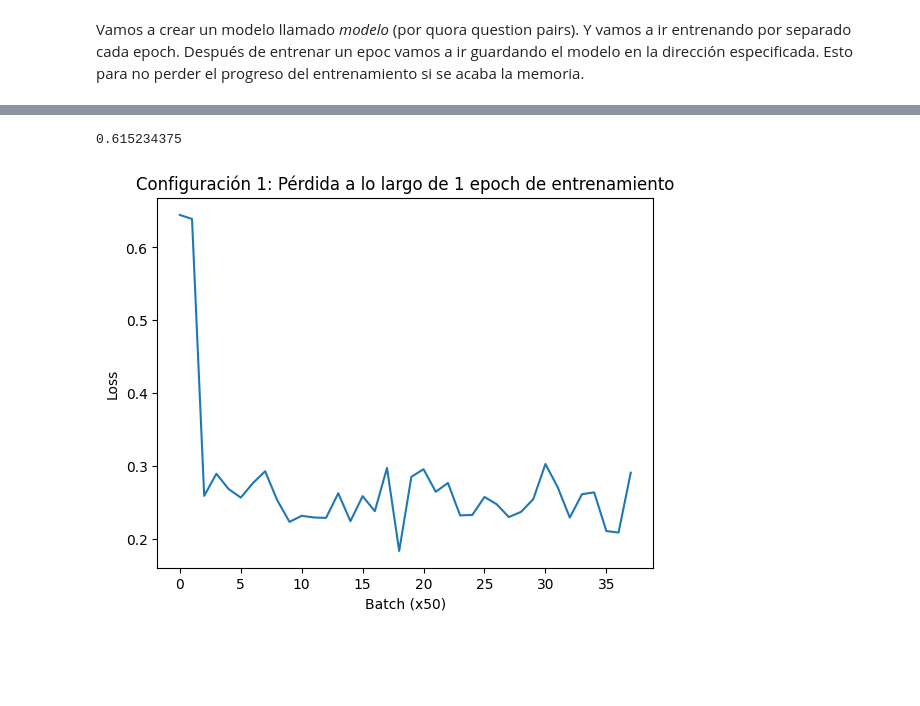
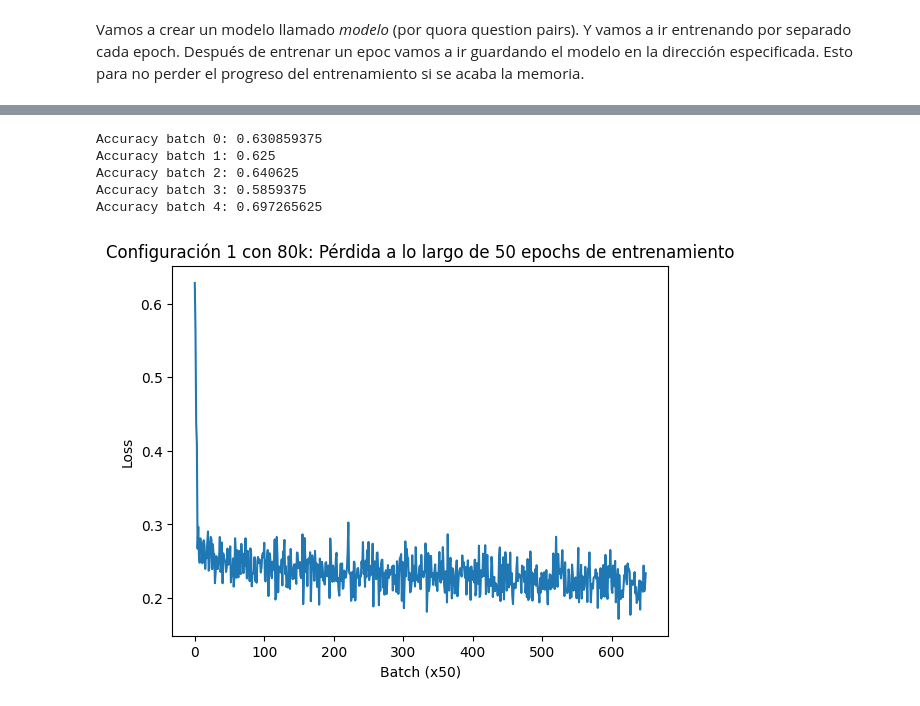
Before and after one commit to stardust229/Proyecto-RN, a Jupyter notebook: ProyectoSTS - few samples.ipynb, the cells around one changed output, grey strips where cells are left out. Saved outputs shown, nothing was run; the diff lists cells and outputs as text; code cells hidden in the pictures; blank space fills up the shorter version.

Commit message:
prueba config 1 con 80k samples y 50 epochs

```diff
--- a/ProyectoSTS - few samples.ipynb
+++ b/ProyectoSTS - few samples.ipynb
@@ -391,10 +389,11 @@ torch.Size([64, 15, 300])
 # %% [markdown]
 ### El encoder del transformador
 # %%
+# Probamos para ver la forma del tensor que regresa
 EMBEDDING_DIM = word_vectors_length
-HIDDEN_SIZE = 16
+HIDDEN_SIZE = 32
 NUM_HEADS = 5
-DROPOUT = .3
+DROPOUT = .1
 
 enc_layer = nn.TransformerEncoderLayer(EMBEDDING_DIM, NUM_HEADS, HIDDEN_SIZE, DROPOUT, batch_first=True)
 encoder_result = enc_layer(question1_batch)
@@ -485,8 +532,8 @@ def get_accuracy_one_batch(dataloader):
     return accuracy_score(isDuplicate_batch, predicted_similarity)
 # %%
 # Para ir mostrando la accuracy en el conjunto de prueba
-X, targets = prepare_sample_df_for_dataloader(X_test.question1_vectors, X_test.question2_vectors, Y_test)
-dataset_test = QuestionsDataset(X['question1'], X['question2'], targets)
+ids, X, targets = prepare_sample_df_for_dataloader(X_test.id, X_test.question1_vectors, X_test.question2_vectors, Y_test)
+dataset_test = QuestionsDataset(ids, X['question1'], X['question2'], targets)
 dataloader_test = DataLoader(dataset_test, batch_size=512, shuffle=True)
 # %% [output]
 batch:  0
@@ -527,10 +570,10 @@ def train(dataloader, model, epochs, dataloader_test):
             loss.backward()
             optimizer.step()
 
-            if batch_num % 100 == 0:
+            if batch_num % 50 == 0:
                 all_losses.append(loss.item())
 
-            if batch_num % 300 == 0:
+            if batch_num % 100 == 0:
                 print(f"Epoch: {epoch},  Batch number: {batch_num},  Loss: {loss.item()}")
             batch_num = batch_num + 1
 
@@ -548,7 +597,7 @@ Vamos a crear un modelo llamado *modelo* (por quora question pairs). Y vamos a i
 modelo = SiameseNetwork()
 # %%
 # Entrenamos 20 epochs
-losses, accuracies = train(dataloader_train, modelo, 20, dataloader_test)
+losses, accuracies = train(dataloader_train, modelo, 50, dataloader_test)
 # %% [output]
 ::: Iniciando entrenamiento... :::
 -------------------------------------------------------------------------------------
@@ -578,6 +622,14 @@ torch.save(modelo.state_dict(), "modelo_final.pt")
 # %%
-#predicted_similarity = predicted_similarity.detach()
-#predicted_similarity2 = torch.where(predicted_similarity > 0.65, 1, 0)
-#accuracy_score(isDuplicate_batch, predicted_similarity2)
+for i in range(5):
+    pairId_batch, question1_batch, question2_batch, isDuplicate_batch = next(iter(dataloader_test))
+    predicted_similarity = modelo(question1_batch, question2_batch)
+    predicted_similarity = predicted_similarity.detach()
+    predicted_similarity2 = torch.where(predicted_similarity > 0.65, 1, 0)
+    acc = accuracy_score(isDuplicate_batch, predicted_similarity2)
+    print(f"Accuracy batch {i}: {acc}")
 # %% [output]
-0.615234375
+Accuracy batch 0: 0.630859375
+Accuracy batch 1: 0.625
+Accuracy batch 2: 0.640625
+Accuracy batch 3: 0.5859375
+Accuracy batch 4: 0.697265625
@@ -586,15 +636,15 @@ torch.save(modelo.state_dict(), "modelo_final.pt")
 # %%
 import matplotlib.pyplot as plt
 
 plt.figure()
 plt.plot(losses)
 plt.xlabel("Batch (x50)")
 plt.ylabel("Loss")
-plt.title("Configuración 1 con 80k: Pérdida a lo largo de 20 epochs de entrenamiento")
-plt.savefig('plot_config1_80k_20eps.png')
+plt.title("Configuración 1 con 80k: Pérdida a lo largo de 50 epochs de entrenamiento")
+plt.savefig('plot_config1_80k_50eps.png')
 plt.show()
 # %% [output]
-[figure, old version]
+[figure, new version]
 # %%
 import matplotlib.pyplot as plt
 
```
Also changed, not shown: parts of 20 cells of this notebook, 9 other files.
